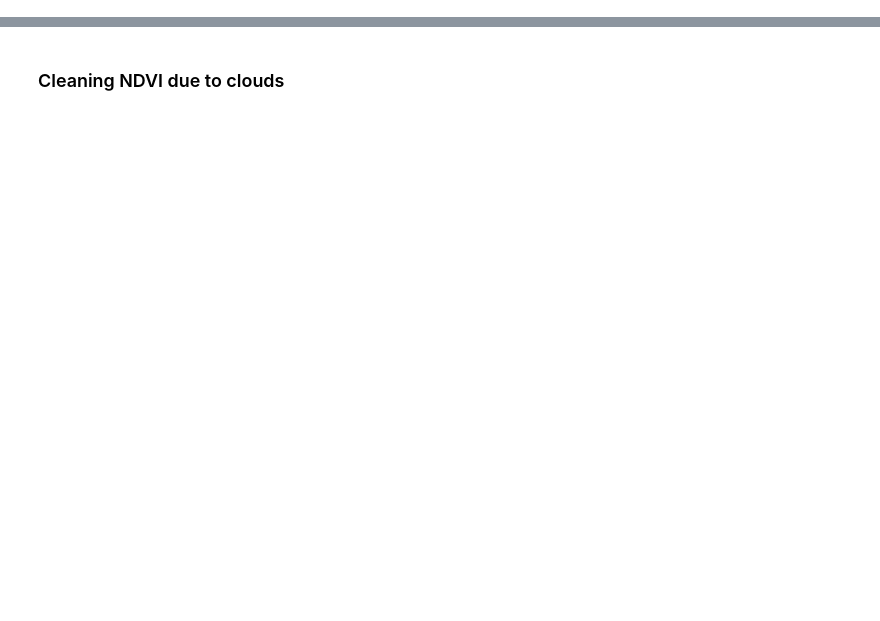
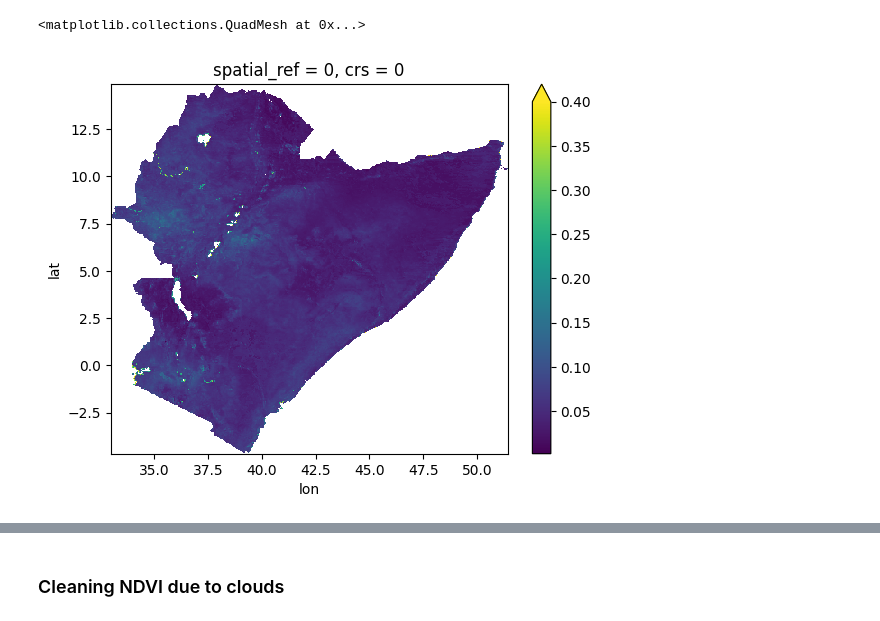
Before and after one commit to Riccardo7-DS/Indices_analysis, a Jupyter notebook: notebooks/test_ndvi.ipynb, the cells around one changed output, grey strips where cells are left out. Saved outputs shown, nothing was run; the diff lists cells and outputs as text; code cells hidden in the pictures; blank space fills up the shorter version.

```diff
--- a/notebooks/test_ndvi.ipynb
+++ b/notebooks/test_ndvi.ipynb
@@ -289,0 +160,5 @@ Consider scattering data ahead of time and using futures.
+# %%
+rmse_a.plot(vmax=0.4)
+# %% [output]
+<matplotlib.collections.QuadMesh at 0x...>
+[figure, added]
```
Also changed, not shown: parts of 34 cells of this notebook, 8 other files.
